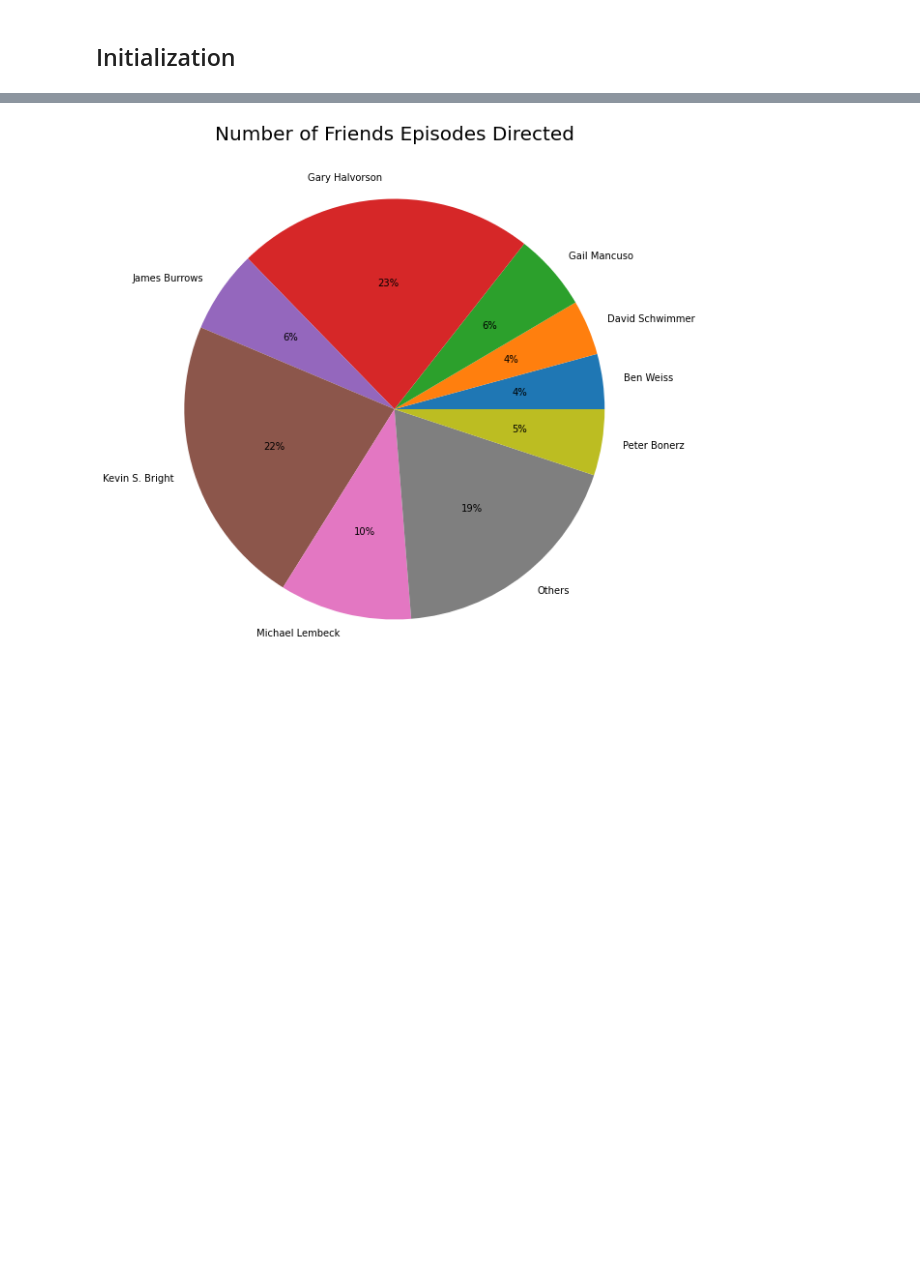
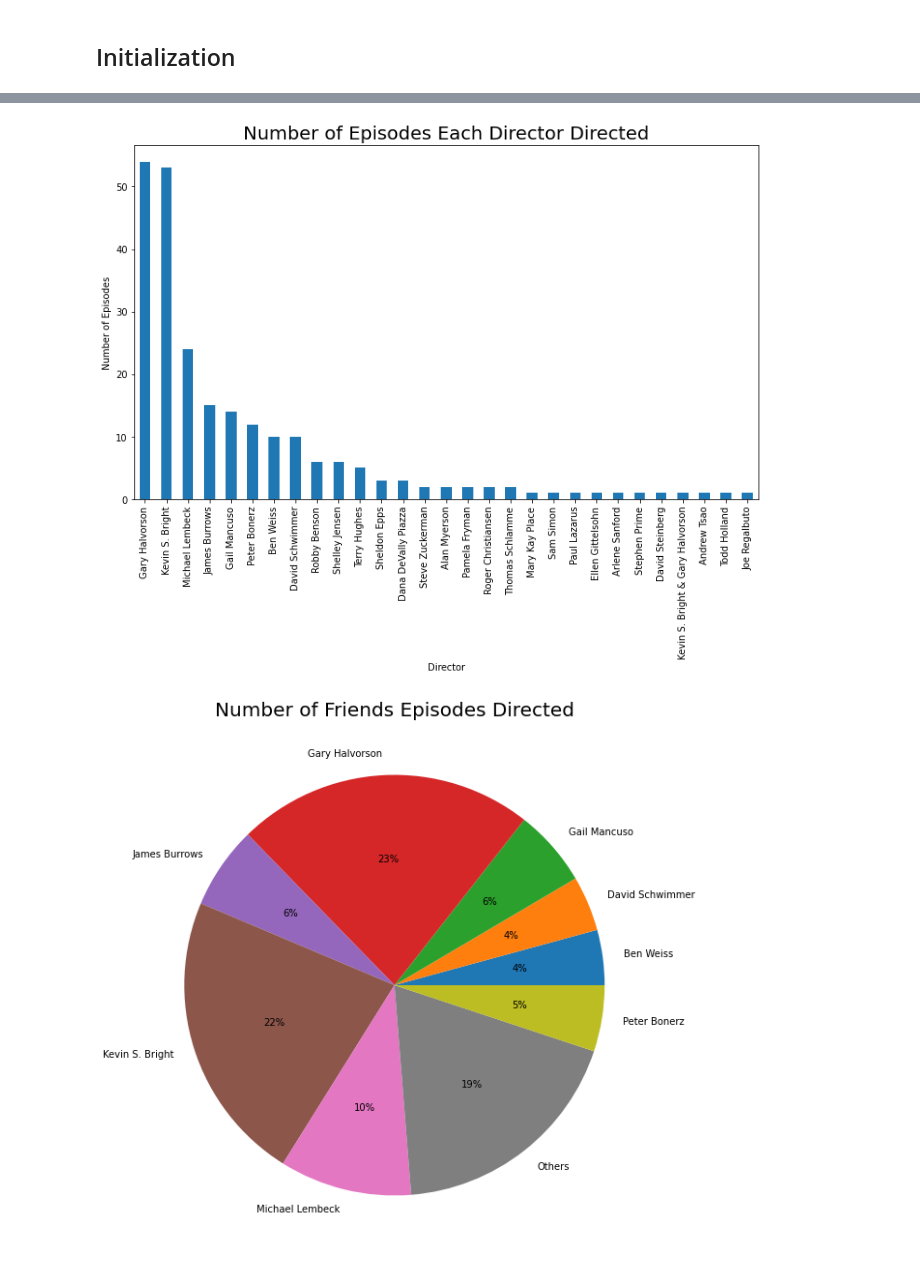
Before and after one commit to juliachepasova/code-pudding-team2, a Jupyter notebook: EDA/EDA.ipynb, the cells around one changed output, grey strips where cells are left out. Cells and saved outputs as stored; diff of their text form; code cells hidden in the pictures; blank space fills up the shorter version.

```diff
--- a/EDA/EDA.ipynb
+++ b/EDA/EDA.ipynb
@@ -26,4 +18,9 @@ import matplotlib.pyplot as plt
 # %%
-# Reading in datasets
-df_episodes = pd.read_csv('datasets/friends_episodes.csv')
-df_imdb = pd.read_csv('datasets/friends_imdb.csv')
+# reading in datasets
+try:
+    df_episodes = pd.read_csv('datasets/friends_episodes.csv')
+    df_imdb = pd.read_csv('datasets/friends_imdb.csv')
+
+except:
+    df_episodes = pd.read_csv('friends_episodes.csv')
+    df_imdb = pd.read_csv('friends_imdb.csv')
@@ -121 +181,10 @@ memory usage: 24.0+ KB
+# %%
+# plot bar chart
+df_merged['directed_by'].value_counts().plot(kind='bar',figsize=(12, 7))
+plt.xlabel('Director')
+plt.ylabel('Number of Episodes')
+plt.title('Number of Episodes Each Director Directed', fontsize=20)
+plt.show()
+# %% [output]
+[figure, added]
 # %%
```
Also changed, not shown: parts of 66 cells of this notebook.
